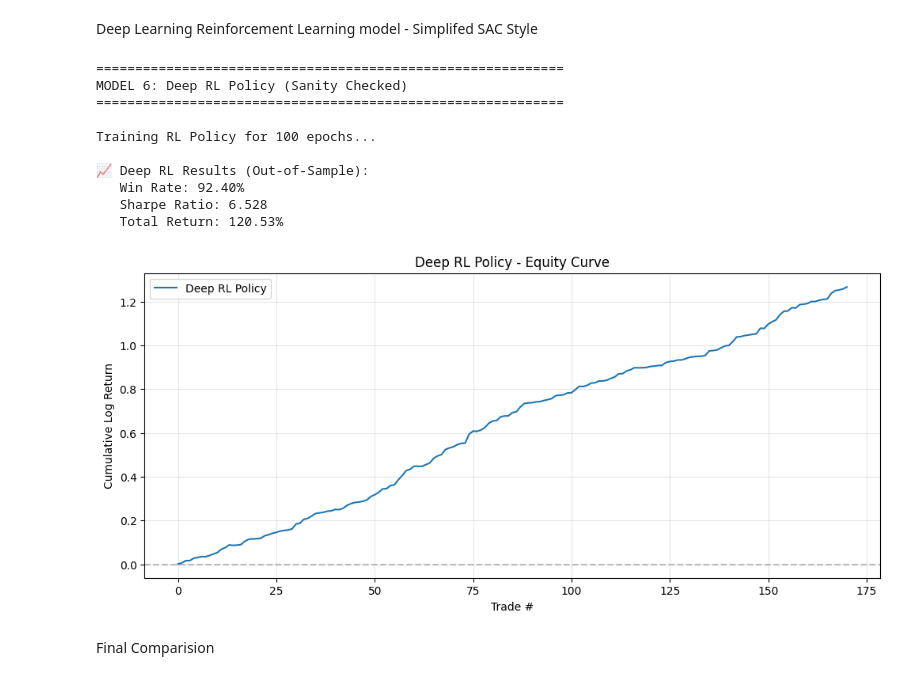
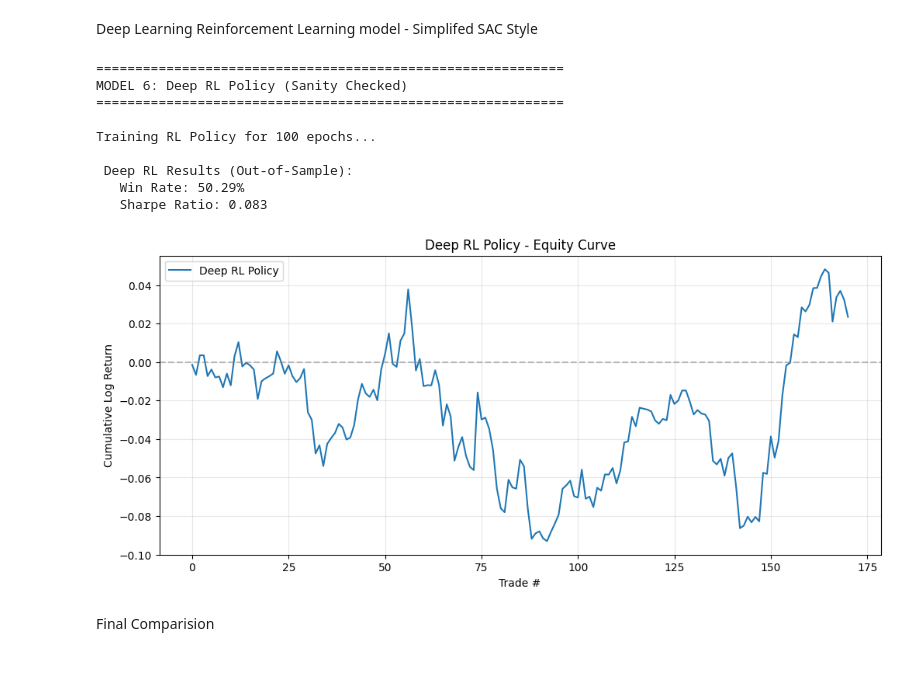
Before and after one commit to Rahul-2004/Quant-Trading-Project, a Jupyter notebook: Models.ipynb, the cells around one changed output. Saved outputs shown, nothing was run; the diff lists cells and outputs as text; code cells hidden in the pictures.

```diff
--- a/Models.ipynb
+++ b/Models.ipynb
@@ -769,7 +770,7 @@ policy = PolicyNetwork(state_dim=5, hidden_dim=64)
 optimizer = torch.optim.Adam(policy.parameters(), lr=0.001)
 
 n_epochs = 100
-tx_cost = 0.0005
+tx_cost = 0.1
 
 print(f"\nTraining RL Policy for {n_epochs} epochs...")
 for epoch in range(n_epochs):
@@ -781,40 +782,37 @@ for epoch in range(n_epochs):
     position_changes = torch.abs(positions[1:] - positions[:-1])
     pnl = positions[1:] * returns_train_t[1:] - tx_cost * position_changes
     loss = -pnl.mean()
 
     loss.backward()
     optimizer.step()
 
 # 5. Out-of-Sample Testing
 policy.eval()
 with torch.no_grad():
     rl_actions = policy(torch.FloatTensor(states_test_scaled)).numpy().flatten()
 
 rl_signals = np.sign(rl_actions)
 rl_trades = create_trade_results_from_signals(rl_signals[1:], returns_test_rl[1:], 'RL Policy')
 rl_perf = eval_performance(rl_trades, 'Deep RL Policy')
 
 ALL_RESULTS['RL Policy'] = rl_trades
 ALL_PERFORMANCE.append(rl_perf)
 
-print(f"\n📈 Deep RL Results (Out-of-Sample):")
+print(f"\n Deep RL Results (Out-of-Sample):")
 print(f"   Win Rate: {rl_perf['win_rate']:.2%}")
 print(f"   Sharpe Ratio: {rl_perf['sharpe']:.3f}")
-print(f"   Sharpe Ratio: {rl_perf['compund_return']:.3f}")
-
 plot_equity_curve(rl_trades, 'Deep RL Policy')
 plt.show()
 # %% [output]
 ============================================================
 MODEL 6: Deep RL Policy (Sanity Checked)
 ============================================================
 
 Training RL Policy for 100 epochs...
 
-📈 Deep RL Results (Out-of-Sample):
-   Win Rate: 92.40%
-   Sharpe Ratio: 6.528
-   Total Return: 120.53%
+ Deep RL Results (Out-of-Sample):
+   Win Rate: 50.29%
+   Sharpe Ratio: 0.083
-[figure, old version]
+[figure, new version]
 # %% [markdown]
 Final Comparision
```
Also changed, not shown: parts of 10 cells of this notebook, 1 other file.
